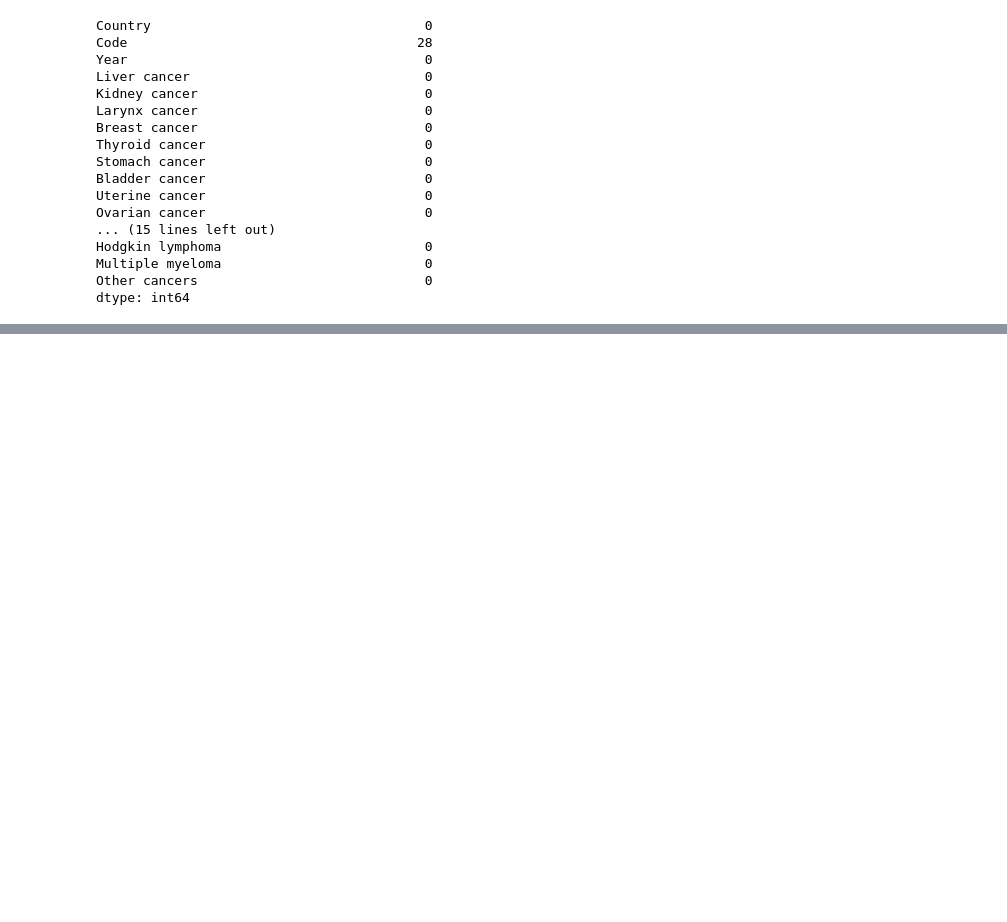
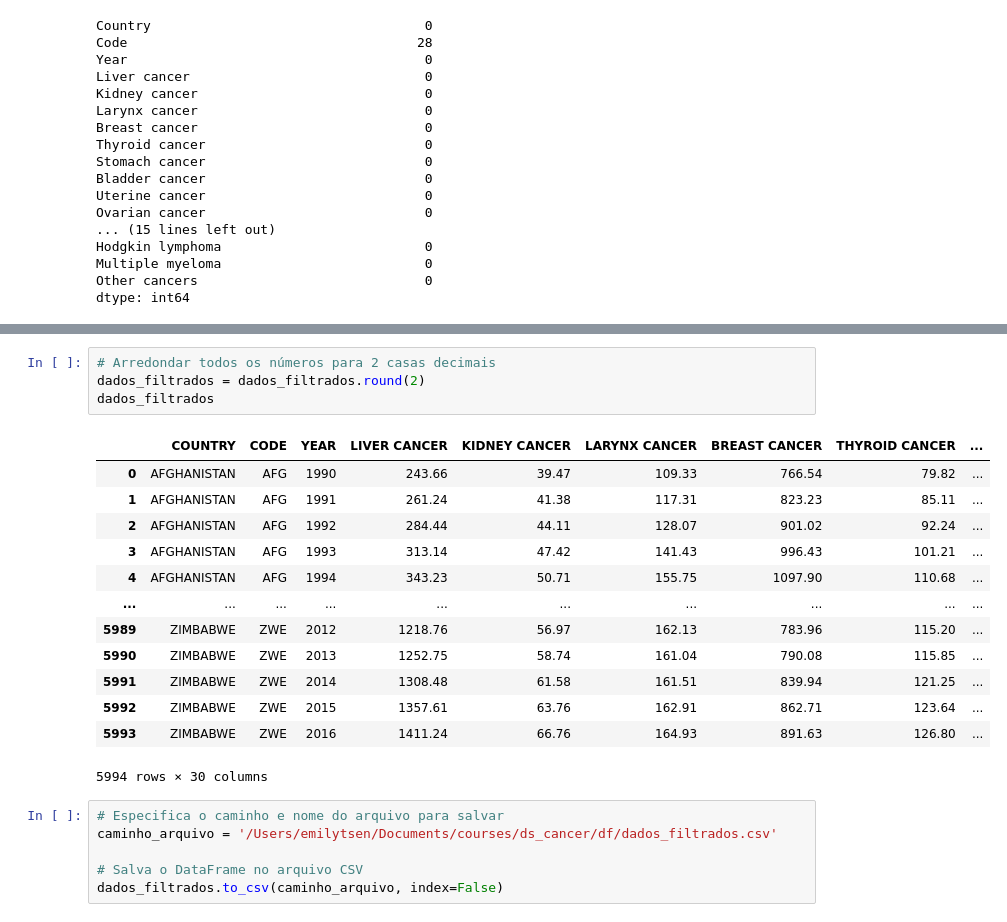
Before and after one commit to emilytsen/cancer_analysis, a Jupyter notebook: treatment/first-treatment.ipynb, the cells around one changed output, grey strips where cells are left out. Saved outputs shown, nothing was run; the diff lists cells and outputs as text; blank space fills up the shorter version.

Commit message:
add treated data

```diff
--- a/treatment/first-treatment.ipynb
+++ b/treatment/first-treatment.ipynb
@@ -85,0 +197,24 @@ dtype: int64
+# %%
+# Arredondar todos os números para 2 casas decimais
+dados_filtrados = dados_filtrados.round(2)
+dados_filtrados
+# %% [output]
+|  | COUNTRY | CODE | YEAR | LIVER CANCER | KIDNEY CANCER | LARYNX CANCER | BREAST CANCER | THYROID CANCER | ... |
+| 0 | AFGHANISTAN | AFG | 1990 | 243.66 | 39.47 | 109.33 | 766.54 | 79.82 | ... |
+| 1 | AFGHANISTAN | AFG | 1991 | 261.24 | 41.38 | 117.31 | 823.23 | 85.11 | ... |
+| 2 | AFGHANISTAN | AFG | 1992 | 284.44 | 44.11 | 128.07 | 901.02 | 92.24 | ... |
+| 3 | AFGHANISTAN | AFG | 1993 | 313.14 | 47.42 | 141.43 | 996.43 | 101.21 | ... |
+| 4 | AFGHANISTAN | AFG | 1994 | 343.23 | 50.71 | 155.75 | 1097.90 | 110.68 | ... |
+| ... | ... | ... | ... | ... | ... | ... | ... | ... | ... |
+| 5989 | ZIMBABWE | ZWE | 2012 | 1218.76 | 56.97 | 162.13 | 783.96 | 115.20 | ... |
+| 5990 | ZIMBABWE | ZWE | 2013 | 1252.75 | 58.74 | 161.04 | 790.08 | 115.85 | ... |
+| 5991 | ZIMBABWE | ZWE | 2014 | 1308.48 | 61.58 | 161.51 | 839.94 | 121.25 | ... |
+| 5992 | ZIMBABWE | ZWE | 2015 | 1357.61 | 63.76 | 162.91 | 862.71 | 123.64 | ... |
+| 5993 | ZIMBABWE | ZWE | 2016 | 1411.24 | 66.76 | 164.93 | 891.63 | 126.80 | ... |
+5994 rows × 30 columns
+# %%
+# Especifica o caminho e nome do arquivo para salvar
+caminho_arquivo = '/Users/emilytsen/Documents/courses/ds_cancer/df/dados_filtrados.csv'
+
+# Salva o DataFrame no arquivo CSV
+dados_filtrados.to_csv(caminho_arquivo, index=False)
```
Also changed, not shown: parts of 9 cells of this notebook, 3 other files.
